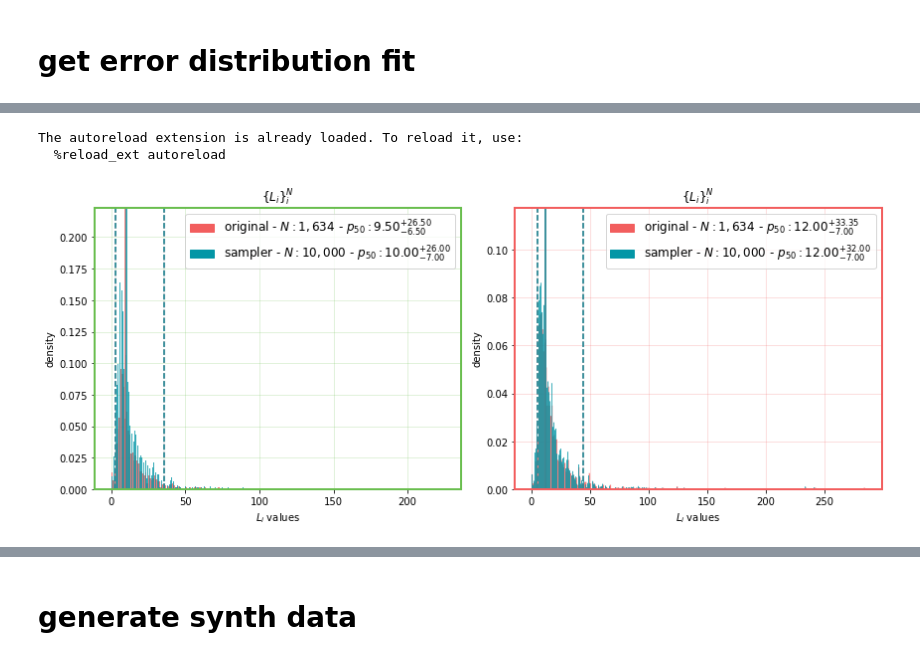
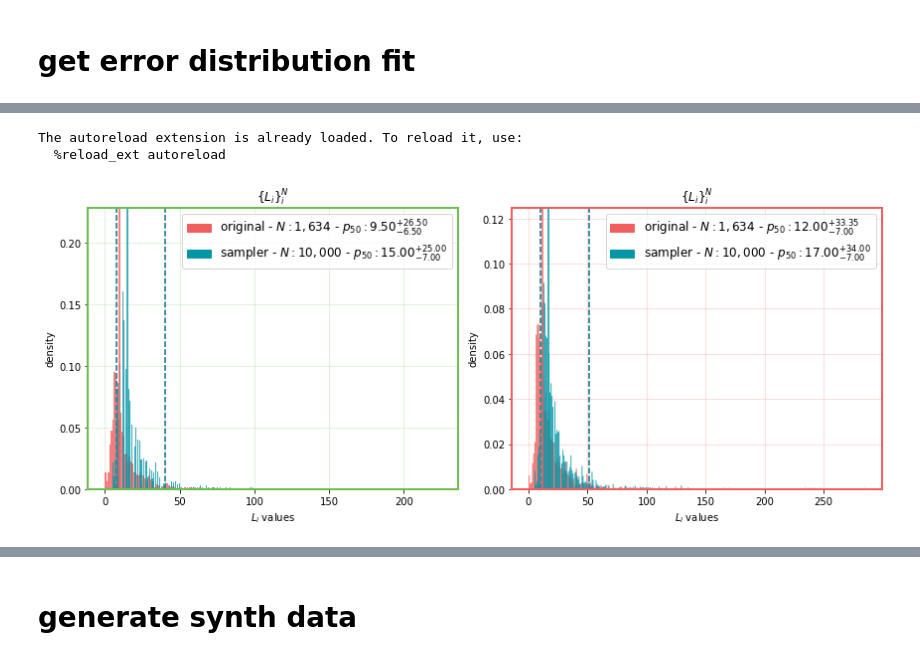
Before and after one commit to oscarpimentel/sne-lightcurves-synthetic, a Jupyter notebook: experiments/create_parametric_model_dataset.ipynb, the cells around one changed output, grey strips where cells are left out. Saved outputs shown, nothing was run; the diff lists cells and outputs as text; code cells hidden in the pictures.

```diff
--- a/experiments/create_parametric_model_dataset.ipynb
+++ b/experiments/create_parametric_model_dataset.ipynb
@@ -82,18 +82,18 @@ The autoreload extension is already loaded. To reload it, use:
 # %%
 %load_ext autoreload
 %autoreload 2
 from synthsne.distr_fittings import CurveLengthSampler
 from synthsne.plots.samplers import plot_length_samplers
 
 set_name = 'train'
 band_names = lcdataset[set_name].band_names
-offset = 0
+offset = 5
 length_sampler_bdict = {b:CurveLengthSampler(lcdataset, set_name, b, offset) for b in band_names}
 plot_length_samplers(length_sampler_bdict, lcdataset, set_name)
 # %% [output]
 The autoreload extension is already loaded. To reload it, use:
   %reload_ext autoreload
-[figure, old version]
+[figure, new version]
 # %%
 %load_ext autoreload
 %autoreload 2
```
Also changed, not shown: parts of 3 cells of this notebook, 3 other files.
